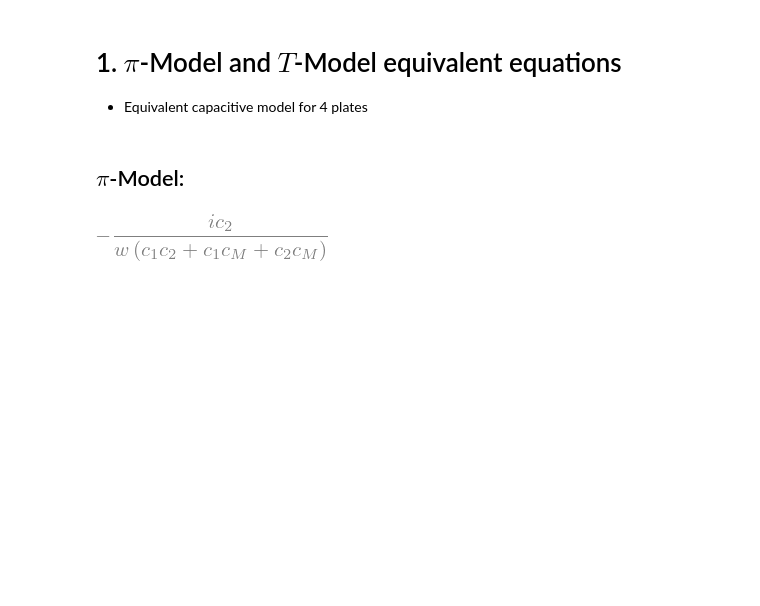
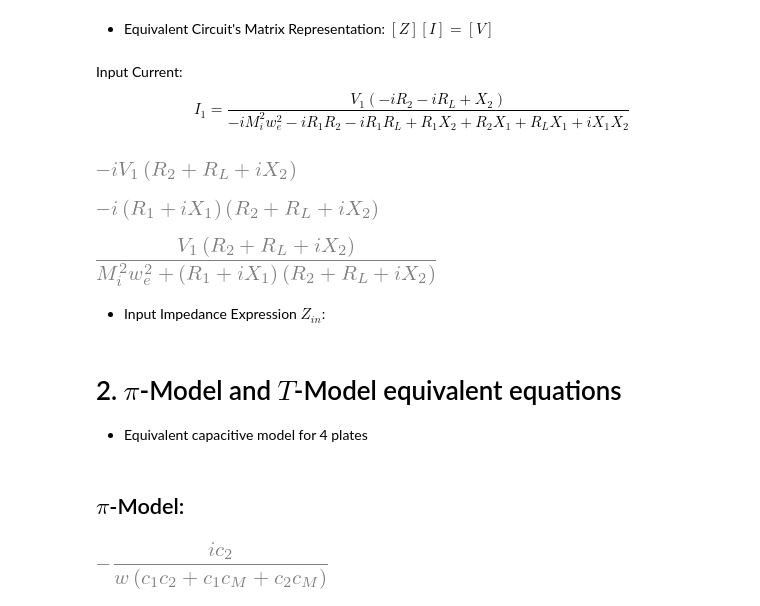
Before and after one commit to SanTT19/Symbolic_Python, a Jupyter notebook: Active_CN_Model.ipynb, the cells around one changed output. Cells and saved outputs as stored; diff of their text form; code cells hidden in the pictures; blank space fills up the shorter version.

```diff
--- a/Active_CN_Model.ipynb
+++ b/Active_CN_Model.ipynb
@@ -0,0 +15,20 @@
+# %%
+# Definition of the symbolic variables
+
+# Resistances --> Coils and Load
+R_1, R_2, R_L = symbols('R_1, R_2, R_L',
+                       real = True)
+
+# Inductance and Capacitance
+C_1, C_2, L_1, L_2, M_i = symbols('C_1, C_2, L_1,L_2, M_i',
+                                 real = True)
+
+# Reactance
+X_1, X_2 = symbols('X_1, X_2',
+                       real = True)
+
+# Angular frequency
+w_e = symbols('w_e', real = True)
+
+# Input Voltage and Current
+V_1, I_1 = symbols('V_1, I_1', real = True)
@@ -1,4 +39,43 @@
+# %% [markdown]
+- Equivalent Circuit's Matrix Representation: $[Z][I] = [V]$
+# %%
+# Impedance Matriz [Z]
+Z_m = Matrix([[R_1 + (I*X_1), I*w_e*M_i],
+            [I*w_e*M_i, R_2 + R_L + (I*X_2)]])
+
+# Voltage Vector
+V_m = Matrix([[V_1], [0]])
+# %%
+# Solve the System of Equations
+I_m = Z_m.inv()*V_m
+# %%
+# Input Current
+result_I = "Input Current: \n $${} = {}$$".format(latex(I_1),
+                                                 latex(I_m[0]))
+display(Latex(result_I))
+
+# Separate Numerator and denominator of I1
+I_1_n, I_1_d = fraction(I_m[0])
+# %% [output]
+Input Current:
+ $$I_{1} = \frac{V_{1} \left(- i R_{2} - i R_{L} + X_{2}\right)}{- i M_{i}^{2} w_{e}^{2} - i R_{1} R_{2} - i R_{1} R_{L} + R_{1} X_{2} + R_{2} X_{1} + R_{L} X_{1} + i X_{1} X_{2}}$$
+# %%
+# Operate separately each polynomial
+display(factor(I_1_n))
+display(factor(I_1_d + (I*(M_i**2)*(w_e**2))))
+# %% [output]
+[figure, added]
+[figure, added]
+# %%
+# Reconstruct the factored result
+I_1 = (factor(I_1_n))/(factor(I_1_d + (I*(M_i**2)*(w_e**2)))
+                       - (I*(M_i**2)*(w_e**2)))
+display(simplify(I_1))
+# %% [output]
+[figure, added]
+# %% [markdown]
+- Input Impedance Expression $Z_{in}$:
 # %% [markdown]
-# 1. $\pi$-Model and $T$-Model equivalent equations
+# 2. $\pi$-Model and $T$-Model equivalent equations
 
 - Equivalent capacitive model for 4 plates
```
Also changed, not shown: parts of 4 cells of this notebook.
